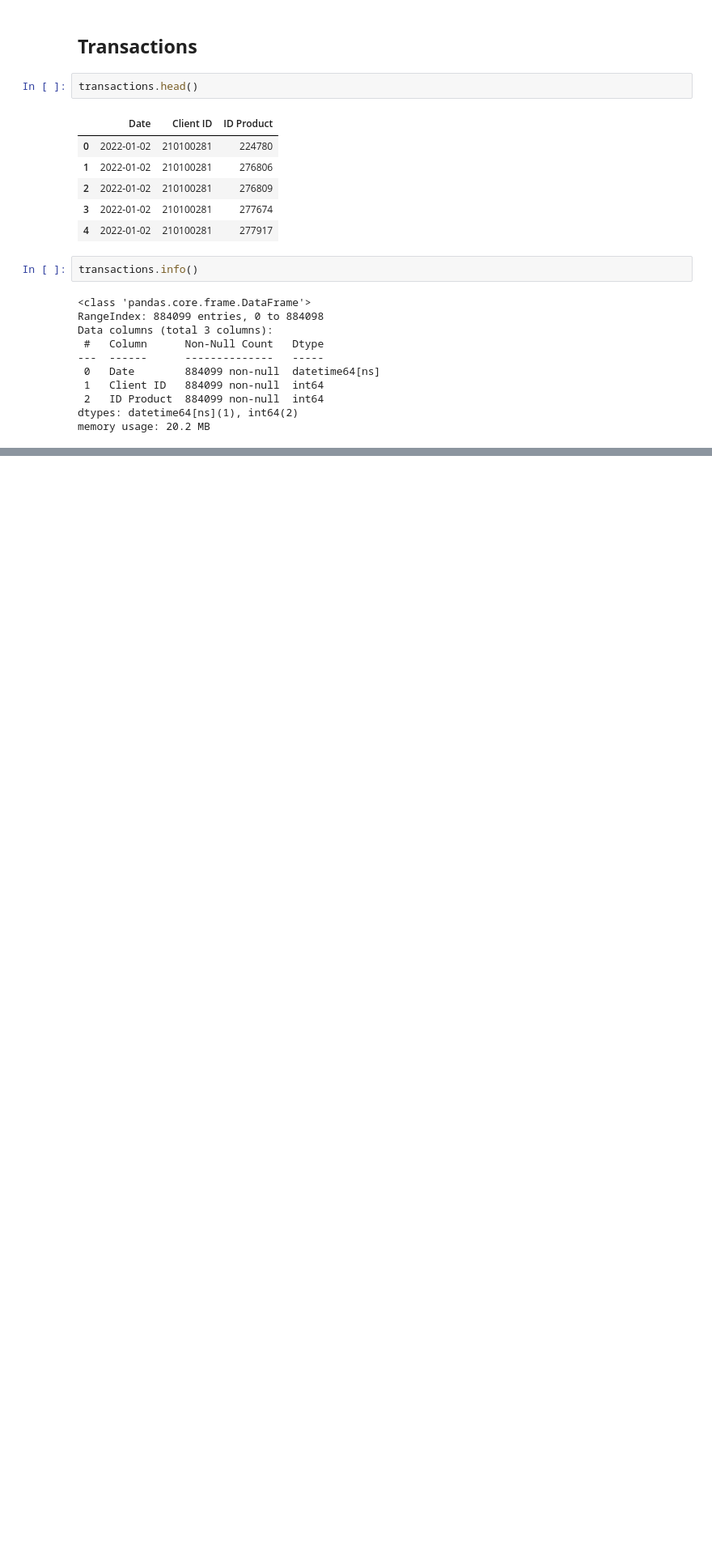
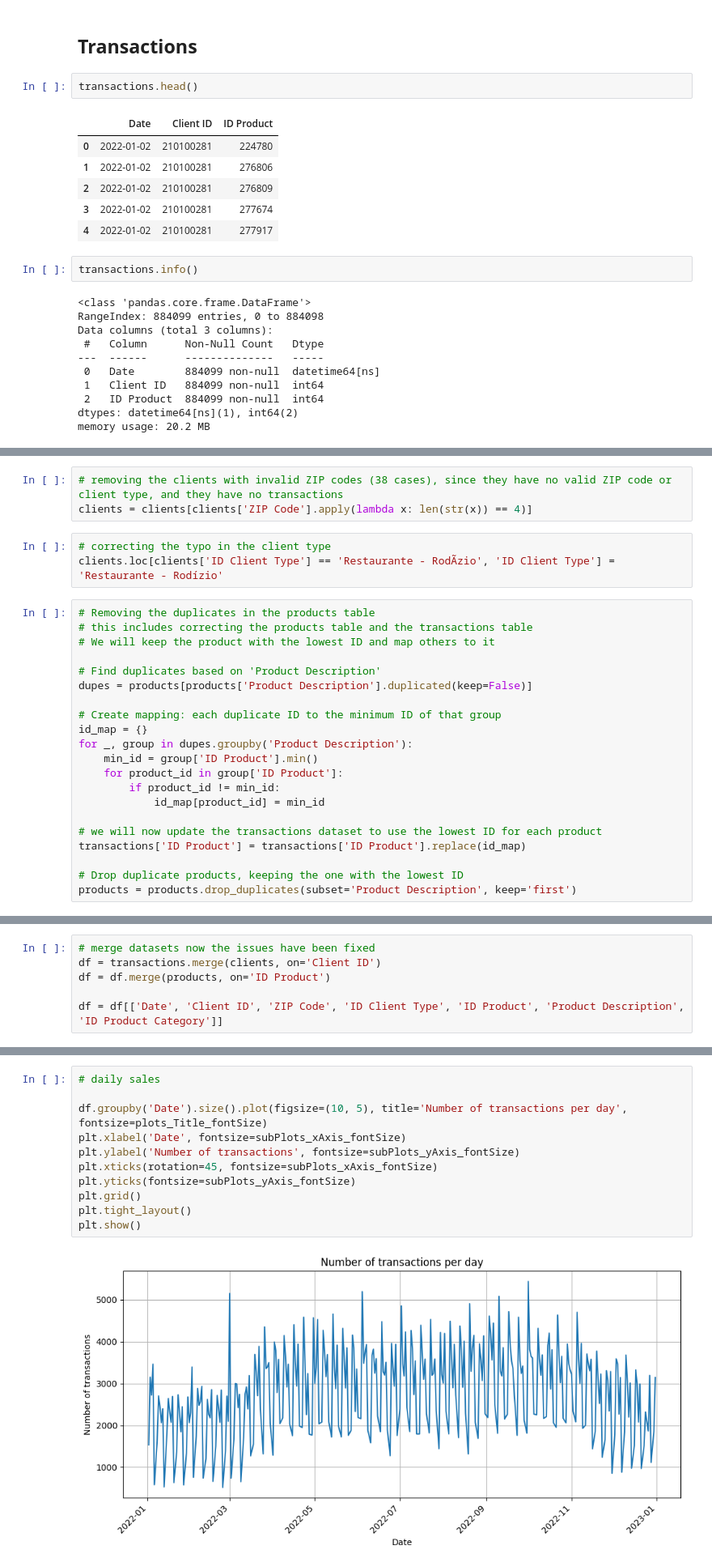
Before and after one commit to philippedut/BC_DA_Rechio, a Jupyter notebook: Notebooks/Main.ipynb, the cells around one changed output, grey strips where cells are left out. Shown at 81% size. Cells and saved outputs as stored; diff of their text form; blank space fills up the shorter version.

```diff
--- a/Notebooks/Main.ipynb
+++ b/Notebooks/Main.ipynb
@@ -273,0 +298,27 @@ Name: ID Client Type, Length: 4933, dtype: object
+# %%
+# removing the clients with invalid ZIP codes (38 cases), since they have no valid ZIP code or client type, and they have no transactions
+clients = clients[clients['ZIP Code'].apply(lambda x: len(str(x)) == 4)]
+# %%
+# correcting the typo in the client type
+clients.loc[clients['ID Client Type'] == 'Restaurante - RodÃ­zio', 'ID Client Type'] = 'Restaurante - Rodízio'
+# %%
+# Removing the duplicates in the products table
+# this includes correcting the products table and the transactions table
+# We will keep the product with the lowest ID and map others to it
+
+# Find duplicates based on 'Product Description'
+dupes = products[products['Product Description'].duplicated(keep=False)]
+
+# Create mapping: each duplicate ID to the minimum ID of that group
+id_map = {}
+for _, group in dupes.groupby('Product Description'):
+    min_id = group['ID Product'].min()
+    for product_id in group['ID Product']:
+        if product_id != min_id:
+            id_map[product_id] = min_id
+
+# we will now update the transactions dataset to use the lowest ID for each product
+transactions['ID Product'] = transactions['ID Product'].replace(id_map)
+
+# Drop duplicate products, keeping the one with the lowest ID
+products = products.drop_duplicates(subset='Product Description', keep='first')
@@ -273,0 +330,6 @@ Name: ID Client Type, Length: 4933, dtype: object
+# %%
+# merge datasets now the issues have been fixed
+df = transactions.merge(clients, on='Client ID')
+df = df.merge(products, on='ID Product')
+
+df = df[['Date', 'Client ID', 'ZIP Code', 'ID Client Type', 'ID Product', 'Product Description', 'ID Product Category']]
@@ -273,0 +382,13 @@ Name: ID Client Type, Length: 4933, dtype: object
+# %%
+# daily sales
+
+df.groupby('Date').size().plot(figsize=(10, 5), title='Number of transactions per day', fontsize=plots_Title_fontSize)
+plt.xlabel('Date', fontsize=subPlots_xAxis_fontSize)
+plt.ylabel('Number of transactions', fontsize=subPlots_yAxis_fontSize)
+plt.xticks(rotation=45, fontsize=subPlots_xAxis_fontSize)
+plt.yticks(fontsize=subPlots_yAxis_fontSize)
+plt.grid()
+plt.tight_layout()
+plt.show()
+# %% [output]
+[figure, added]
```
Also changed, not shown: parts of 31 cells of this notebook, 3 other files.
